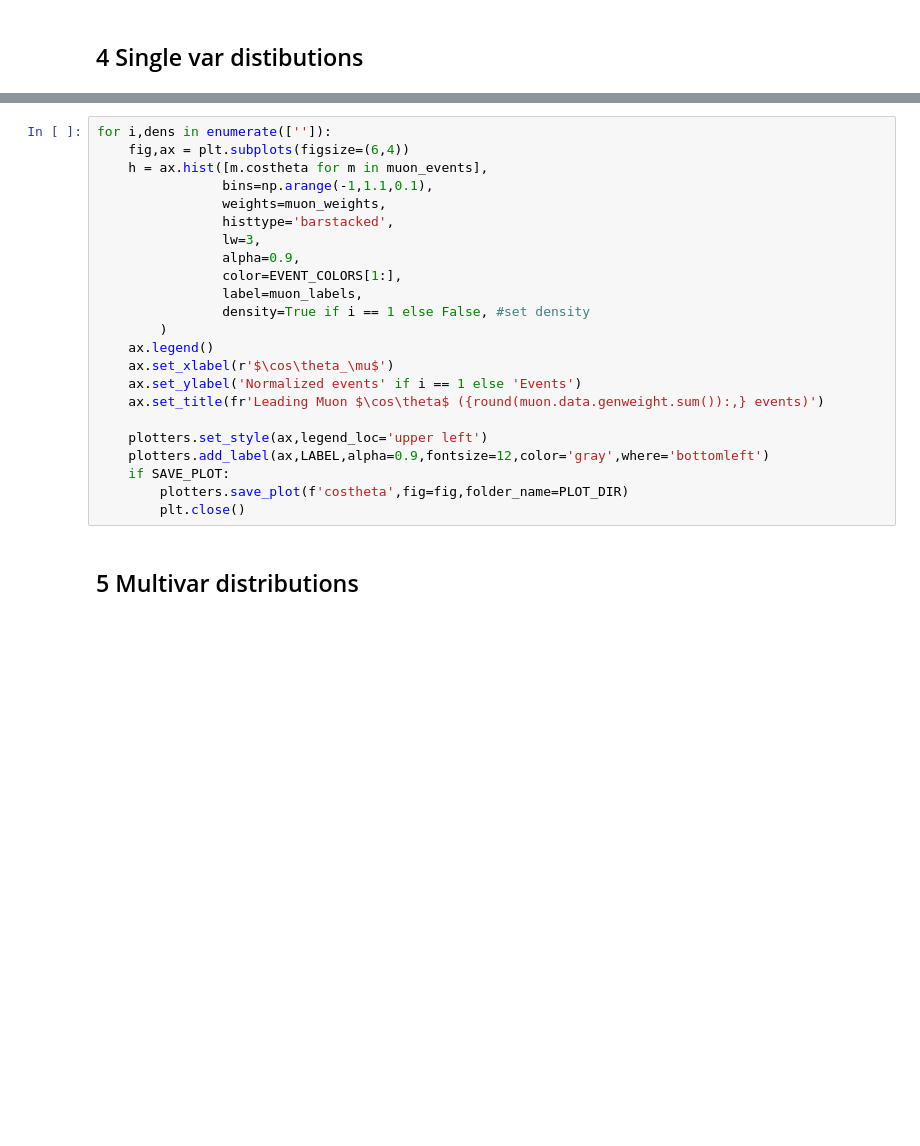
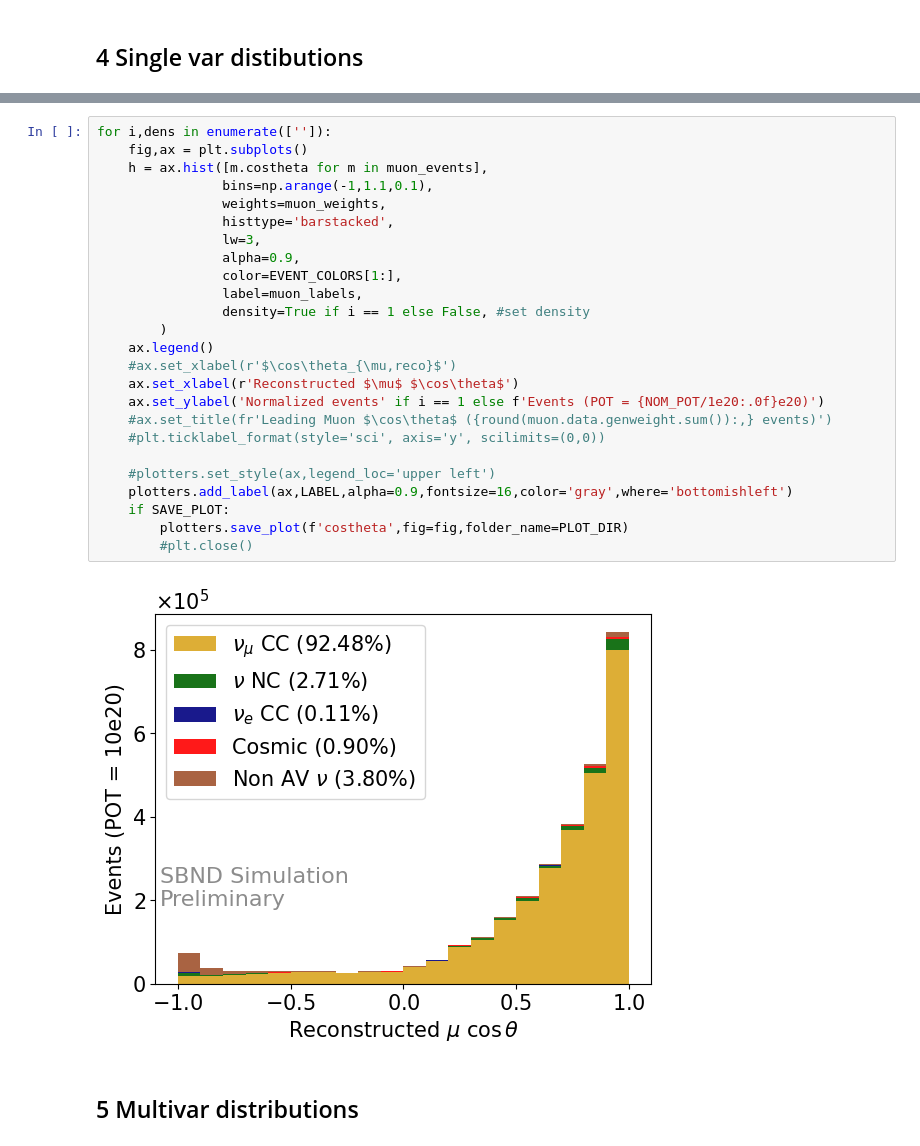
Before and after one commit to bear-is-asleep/mynumu_reco, a Jupyter notebook: leading_muon.ipynb, the cells around one changed output, grey strips where cells are left out. Cells and saved outputs as stored; diff of their text form; blank space fills up the shorter version.

```diff
--- a/leading_muon.ipynb
+++ b/leading_muon.ipynb
@@ -164,26 +203,30 @@ for i,dens in enumerate(['']):
 # %%
 for i,dens in enumerate(['']):
-    fig,ax = plt.subplots(figsize=(6,4))
+    fig,ax = plt.subplots()
     h = ax.hist([m.costheta for m in muon_events],
                 bins=np.arange(-1,1.1,0.1),
                 weights=muon_weights,
                 histtype='barstacked',
                 lw=3,
                 alpha=0.9,
                 color=EVENT_COLORS[1:],
                 label=muon_labels,
                 density=True if i == 1 else False, #set density
         )
     ax.legend()
-    ax.set_xlabel(r'$\cos\theta_\mu$')
-    ax.set_ylabel('Normalized events' if i == 1 else 'Events')
-    ax.set_title(fr'Leading Muon $\cos\theta$ ({round(muon.data.genweight.sum()):,} events)')
+    #ax.set_xlabel(r'$\cos\theta_{\mu,reco}$')
+    ax.set_xlabel(r'Reconstructed $\mu$ $\cos\theta$')
+    ax.set_ylabel('Normalized events' if i == 1 else f'Events (POT = {NOM_POT/1e20:.0f}e20)')
+    #ax.set_title(fr'Leading Muon $\cos\theta$ ({round(muon.data.genweight.sum()):,} events)')
+    #plt.ticklabel_format(style='sci', axis='y', scilimits=(0,0))
 
-    plotters.set_style(ax,legend_loc='upper left')
-    plotters.add_label(ax,LABEL,alpha=0.9,fontsize=12,color='gray',where='bottomleft')
+    #plotters.set_style(ax,legend_loc='upper left')
+    plotters.add_label(ax,LABEL,alpha=0.9,fontsize=16,color='gray',where='bottomishleft')
     if SAVE_PLOT:
         plotters.save_plot(f'costheta',fig=fig,folder_name=PLOT_DIR)
-        plt.close()
+        #plt.close()
+# %% [output]
+[figure, added]
 # %% [markdown]
 ## 5 Multivar distributions
 # %% [markdown]
```
Also changed, not shown: parts of 21 cells of this notebook, 7 other files.
